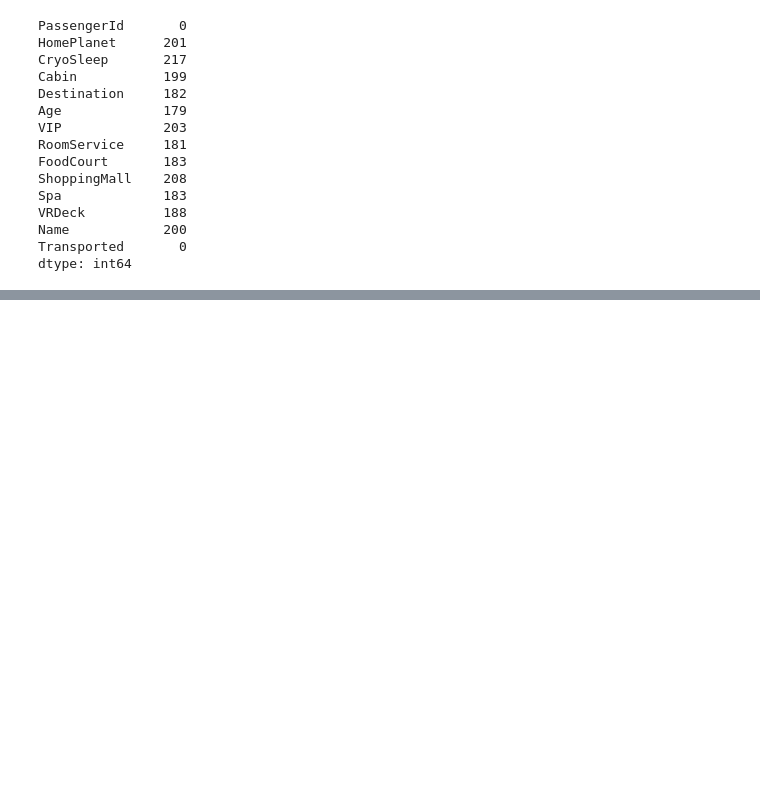
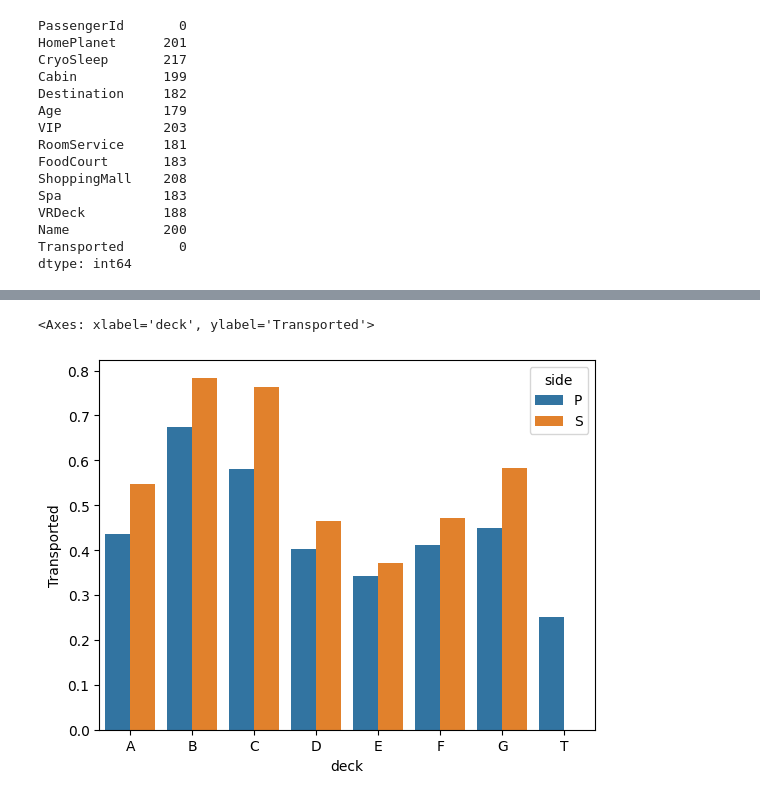
Before and after one commit to yxy1104/my_kaggle, a Jupyter notebook: spaceship_titanic/spaceship_titanic_eda.ipynb, the cells around one changed output, grey strips where cells are left out. Cells and saved outputs as stored; diff of their text form; code cells hidden in the pictures; blank space fills up the shorter version.

```diff
--- a/spaceship_titanic/spaceship_titanic_eda.ipynb
+++ b/spaceship_titanic/spaceship_titanic_eda.ipynb
@@ -74,0 +106,9 @@ df.head(3)
+# %%
+df['deck'] = df['Cabin'].str.split('/').str[0]
+df['cabin_num'] = df['Cabin'].str.split('/').str[1]
+df['side'] = df['Cabin'].str.split('/').str[2]
+# %%
+sns.barplot(data = df, x = 'deck', y = 'Transported', hue = 'side', errorbar = None, order = ['A', 'B', 'C', 'D', 'E', 'F', 'G', 'T'])
+# %% [output]
+<Axes: xlabel='deck', ylabel='Transported'>
+[figure, added]
```
Also changed, not shown: parts of 36 cells of this notebook.
